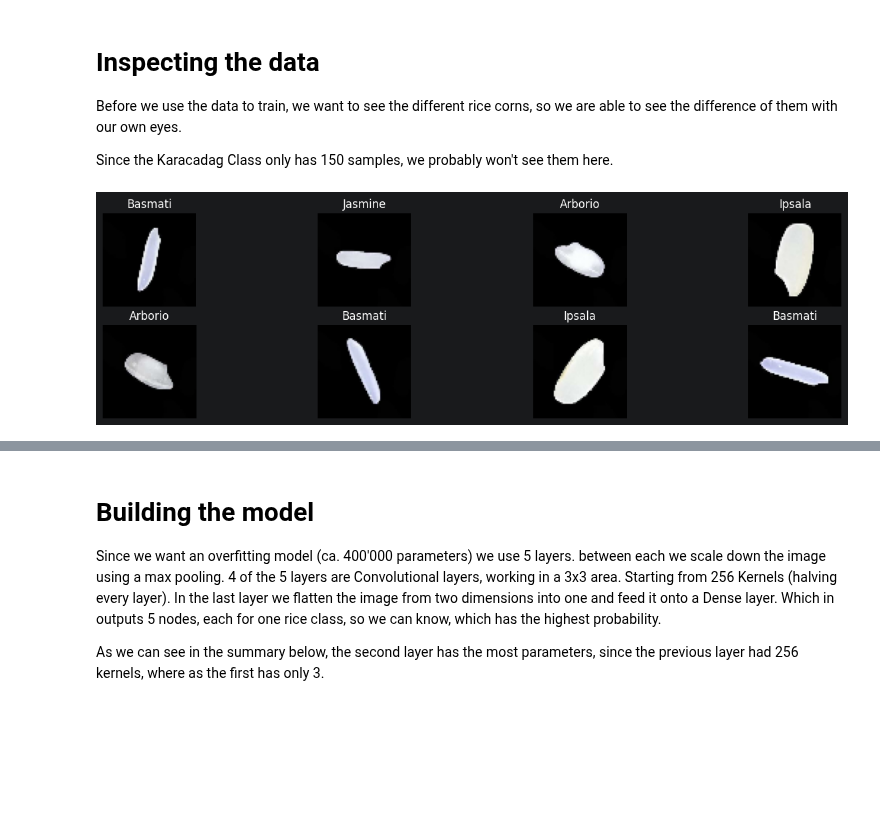
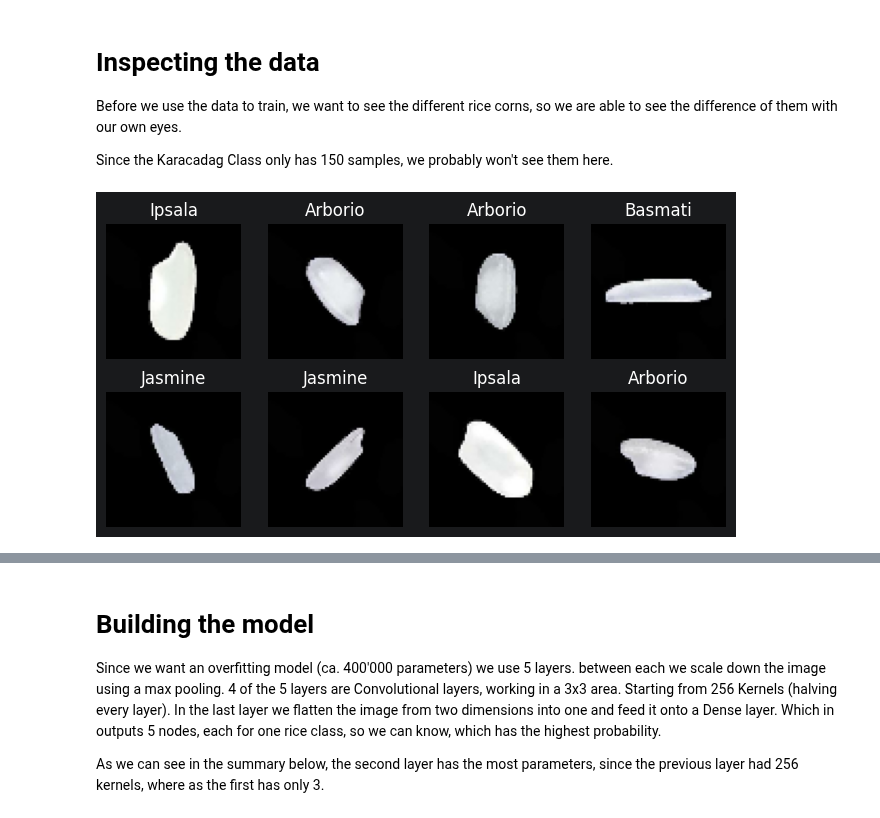
Before and after one commit to Nukufel/AiAp_MiniProj_1, a Jupyter notebook: overfitting.ipynb, the cells around one changed output, grey strips where cells are left out. Saved outputs shown, nothing was run; the diff lists cells and outputs as text; code cells hidden in the pictures; blank space fills up the shorter version.

```diff
--- a/overfitting.ipynb
+++ b/overfitting.ipynb
@@ -32,11 +32,11 @@ We loadaded 5 Classes (labels), each containing 4000 images, except the `Karacad
 ## Resizing
 We load the images downscaled to a 64x64 image, since we do not need most of the data, but the image has quite a great amount of padding around the rice corn (see further down)
 # %%
-from helper import get_data, plot_accuracy_and_loss, plot_confusion_matrix, plot_samples, calculate_predictions, plot_scores
+from helper import get_data, plot_accuracy_and_loss, plot_confusion_matrix, plot_samples, plot_number_per_class, calculate_predictions, plot_scores
 from keras import layers, models
 
 image_size = (64, 64)
 
-(train_images, validation_images, test_images, label_names) = get_data(image_size)
+(all_images, train_images, validation_images, test_images, label_names) = get_data(image_size)
 # %% [output]
 WARNING: All log messages before absl::InitializeLog() is called are written to STDERR
@@ -62,6 +62,6 @@ Before we use the data to train, we want to see the different rice corns, so we
 
 Since the Karacadag Class only has 150 samples, we probably won't see them here.
 # %%
-plot_samples(train_images, label_names)
+plot_samples(all_images, label_names)
 # %% [output]
-[figure, old version]
+[figure, new version]
```
Also changed, not shown: parts of 6 cells of this notebook, 2 other files.
